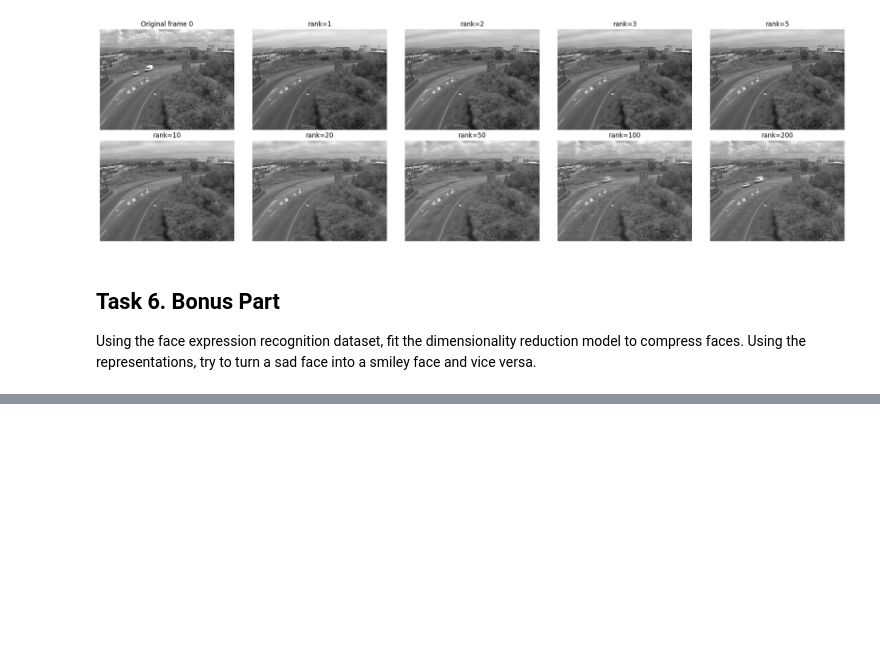
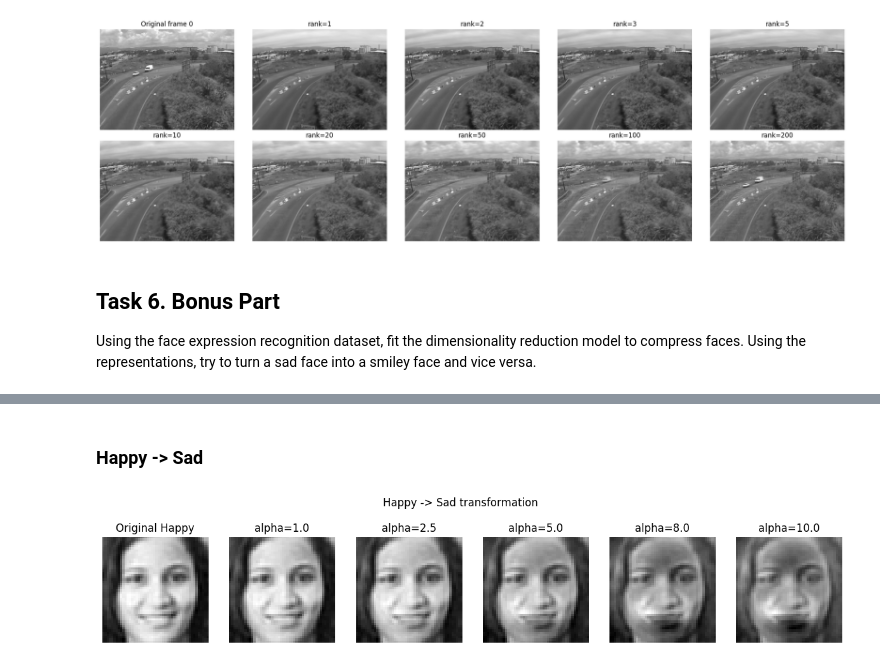
Before and after one commit to mariaFedulova/-dimensionality-reduction-task, a Jupyter notebook: unsupervised_learning.ipynb, the cells around one changed output, grey strips where cells are left out. Saved outputs shown, nothing was run; the diff lists cells and outputs as text; code cells hidden in the pictures; blank space fills up the shorter version.

```diff
--- a/unsupervised_learning.ipynb
+++ b/unsupervised_learning.ipynb
@@ -545,0 +632,24 @@ Using the face expression recognition dataset, fit the dimensionality reduction
+# %% [markdown]
+### Happy -> Sad
+# %%
+happy_idx = 10
+original_happy = happy_pca[happy_idx]
+
+fig, axes = plt.subplots(1, len(alphas) + 1, figsize=(15, 3))
+
+original_happy_img = reconstruct(original_happy, pca)
+axes[0].imshow(original_happy_img, cmap='gray')
+axes[0].set_title('Original Happy')
+axes[0].axis('off')
+
+for ax, alpha in zip(axes[1:], alphas):
+    modified_latent = original_happy - alpha * direction_sad_to_happy
+    img = reconstruct(modified_latent, pca)
+    ax.imshow(img, cmap='gray')
+    ax.set_title(f'alpha={alpha}')
+    ax.axis('off')
+
+plt.suptitle('Happy -> Sad transformation')
+plt.show()
+# %% [output]
+[figure, added]
```
Also changed, not shown: parts of 11 cells of this notebook.
